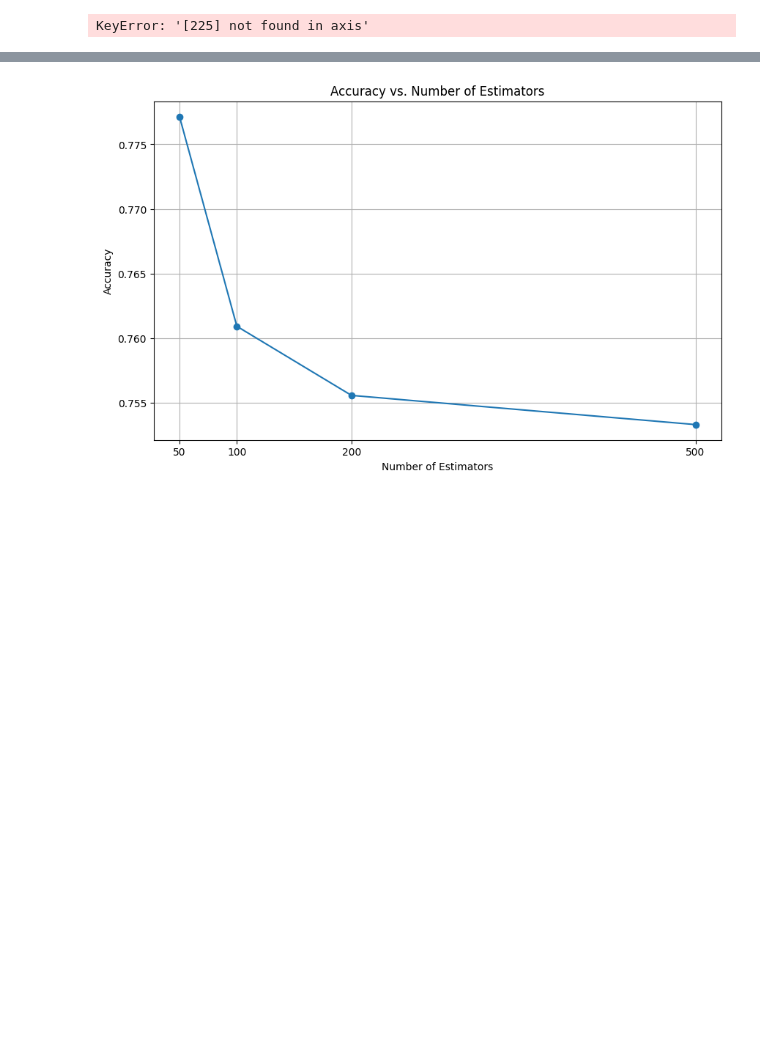
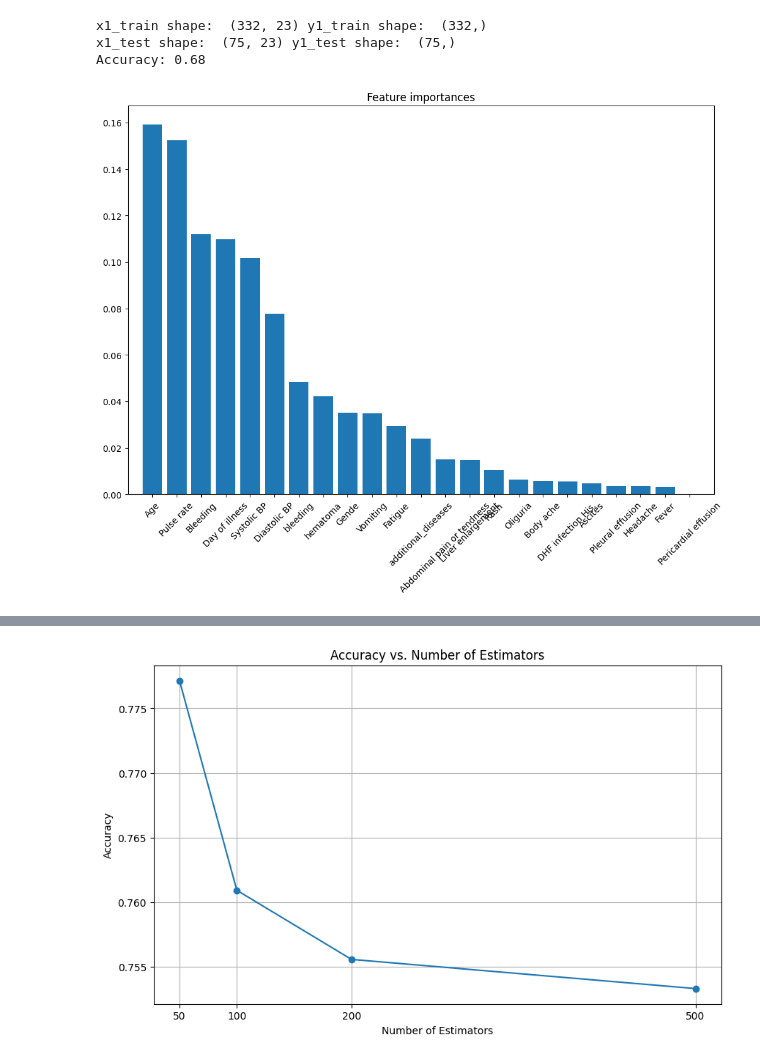
Before and after one commit to khnam-ng/SevereDengueFever, a Jupyter notebook: src/1st_try.ipynb, the cells around one changed output, grey strips where cells are left out. Cells and saved outputs as stored; diff of their text form; code cells hidden in the pictures; blank space fills up the shorter version.

Commit message:
ready for LSTM part

```diff
--- a/src/1st_try.ipynb
+++ b/src/1st_try.ipynb
@@ -22,10 +22,13 @@ df = pd.read_csv(full_data_path, sep=";", header=3) #separator is ;
 
 # Drop redundant cols + rows
 df.drop(redundant_rows, inplace=True) #indexes of 2019 data
+df.index = range(len(df)) #reset index
 df.drop(redundant_cols, axis=1, inplace=True)
 
 df = df.fillna(fillna_values) #df[1] = df[1].fillna(0)
 df['Other'] = pd.to_numeric(df['Other'], errors='coerce').fillna(1) #addtional diseases
+df.iloc[np.where(df == '8(nặng xin về)')] = 8
+
 
 # hematoma group
 hema = df[hematoma_cols]
@@ -43,7 +46,7 @@ bleed = bleed.assign(stacked=bleed.astype(str).agg(''.join, axis=1))
 bleed['stacked'] = (pd.to_numeric(bleed['stacked'], errors='coerce'))
 bleed['stacked_int'] = np.where(bleed['stacked'] == 0, 0, 1)
 
-df.insert(df.columns.get_loc(bleeding_cols[0]), 'bleeding', bleed['stacked_int'])
+df.insert(df.columns.get_loc(bleeding_cols[0]), 'Mucosa membrane bleeding', bleed['stacked_int'])
 df.drop(bleeding_cols, axis=1, inplace=True)
 
 # additional diseases group
@@ -56,32 +59,47 @@ df.insert(df.columns.get_loc(additional_diseases[0]), 'additional_diseases', add
 df.drop(additional_diseases, axis=1, inplace=True)
 # %%
 # strategy 1, 20% test_set = 0.2 * range(line 0, line 221) + 0.2 * range(line 222, line 407)
-df.drop(missing_2017, axis=1, inplace=True)
+df_train = df.drop(missing_2017, axis=1).copy().loc[:, :'Oliguria']
 
-df_train = df.loc[:, :'Oliguria'].copy()
-
-x_0_1_2017 = np.random.randint(221, size=(int(0.2 * 222)))
+x_0_1_2017 = np.random.randint(221, size=(int(0.2 * 221)))
 x_0_1_2019 = np.random.randint(203, size=(int(0.2 * 203)))
-x_0_1_2019 = x_0_1_2019 + 203 # add 222 to the random numbers to get the correct index
+x_0_1_2019 = x_0_1_2019 + 203 # add 203 to the random numbers to get the correct index in 2019 part
 
 testset_index = x_0_1_2017.tolist() + x_0_1_2019.tolist()
+testset_index = list(dict.fromkeys(testset_index)) # remove duplicates
 df_test = df_train.iloc[testset_index, :].copy()
+df_test
+
 df_train.drop(testset_index, inplace=True)
 
 x1_train = df_train.drop(columns=['Diagnosis'], axis=1)
 y1_train = df_train['Diagnosis']
 
 x1_test = df_test.drop(columns=['Diagnosis'], axis=1)
 y1_test = df_test['Diagnosis']
 print('x1_train shape: ', x1_train.shape, 'y1_train shape: ',  y1_train.shape)
 print('x1_test shape: ', x1_test.shape, 'y1_test shape: ',  y1_test.shape)
 
 rf_1 = RandomForestClassifier(n_estimators=100, random_state=42)
 rf_1.fit(x1_train, y1_train)
 
 y1_pred = rf_1.predict(x1_test)
 accuracy = accuracy_score(y1_test, y1_pred)
 print(f"Accuracy: {accuracy:.2f}")
-print(classification_report(y1_test, y1_pred))
+# print(classification_report(y1_test, y1_pred))
+
+# Plotting feature importances
+importances = rf_1.feature_importances_
+indices = np.argsort(importances)[::-1]
+features = x1_train.columns
+plt.figure(figsize=(12, 8))
+plt.title("Feature importances")
+plt.bar(range(x1_train.shape[1]), importances[indices], align="center")
+plt.xticks(range(x1_train.shape[1]), features[indices], rotation=45)
+plt.xlim([-1, x1_train.shape[1]])
+plt.show()
 # %% [output]
-KeyError: '[225] not found in axis'
+x1_train shape:  (332, 23) y1_train shape:  (332,)
+x1_test shape:  (75, 23) y1_test shape:  (75,)
+Accuracy: 0.68
+[figure, added]
```
Also changed, not shown: parts of 7 cells of this notebook, 1 other file.
